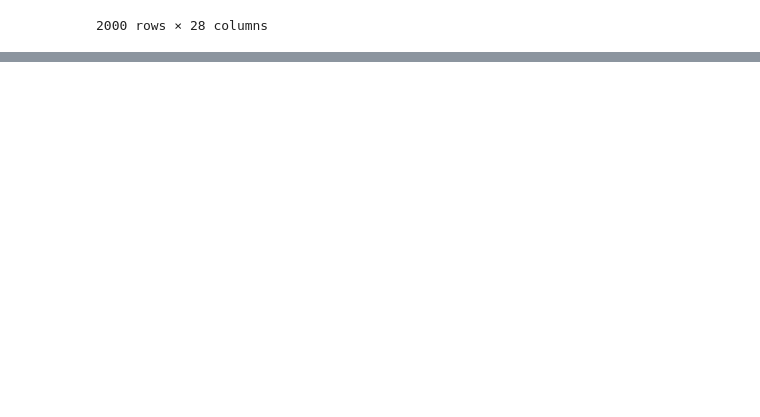
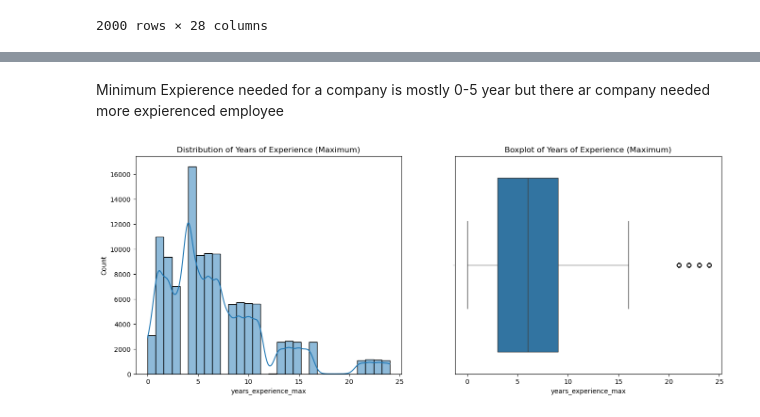
Before and after one commit to varunkumar-2107/MLCoE-Tasks, a Jupyter notebook: Task_1/task.ipynb, the cells around one changed output, grey strips where cells are left out. Drawn from its saved outputs; the diff is of its cells as text; code cells hidden in the pictures; blank space fills up the shorter version.

```diff
--- a/Task_1/task.ipynb
+++ b/Task_1/task.ipynb
@@ -117,0 +179,16 @@ df[df["job_id"].duplicated()].sort_values("job_id")
+# %% [markdown]
+Minimum Expierence needed for a company is mostly 0-5 year but there ar company needed more expierenced employee
+# %%
+# years_experience_max
+plt.figure(figsize=(16,6))
+plt.subplot(1,2,1)
+sns.histplot(df['years_experience_max'], bins=30, kde=True)
+plt.title('Distribution of Years of Experience (Maximum)')
+
+plt.subplot(1,2,2)
+sns.boxplot(x='years_experience_max', data=df)
+plt.title('Boxplot of Years of Experience (Maximum)')
+
+plt.show()
+# %% [output]
+[figure, added]
```
Also changed, not shown: parts of 23 cells of this notebook.
